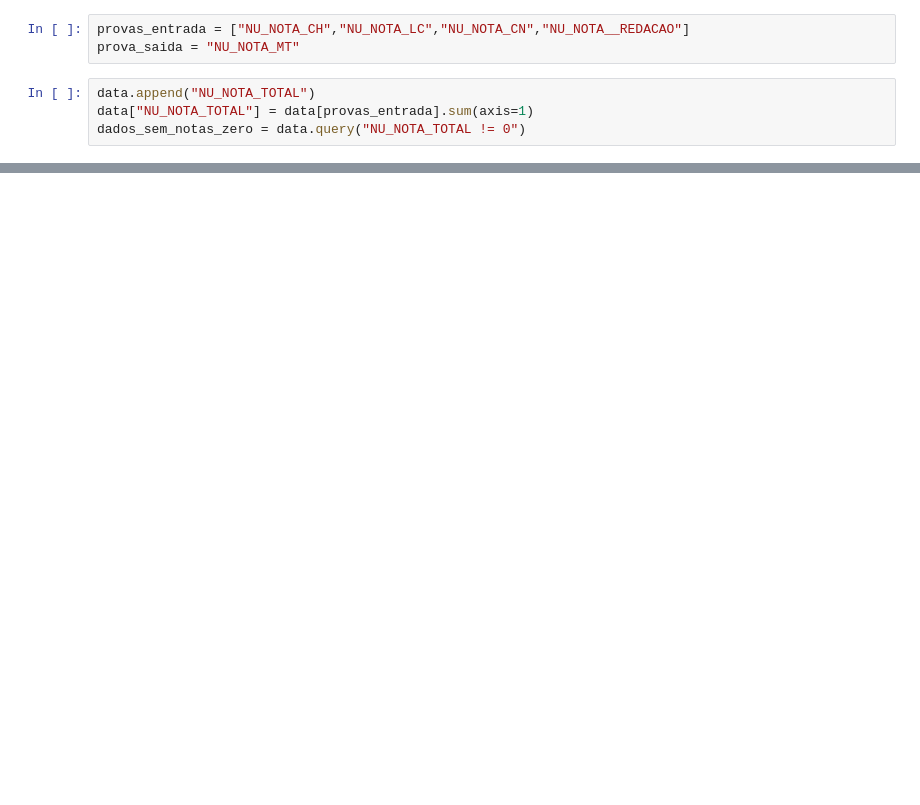
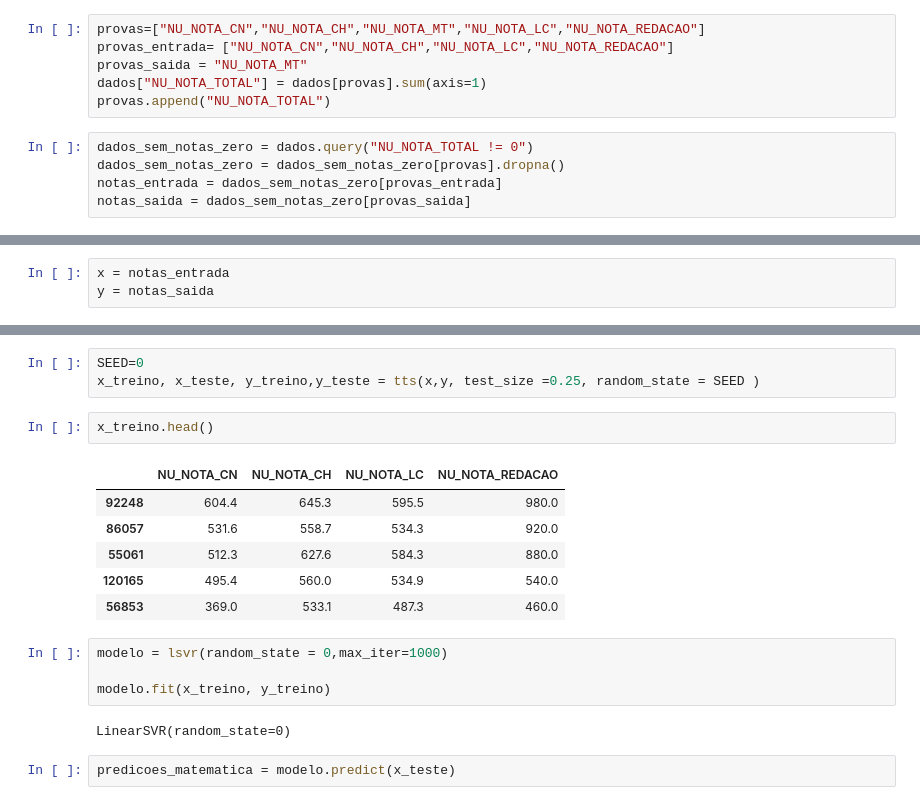
Before and after one commit to RodrigoAB93/ImersaoDadosAlura, a Jupyter notebook: Aula 04.ipynb, the cells around one changed output, grey strips where cells are left out. Saved outputs shown, nothing was run; the diff lists cells and outputs as text; blank space fills up the shorter version.

```diff
--- a/Aula 04.ipynb
+++ b/Aula 04.ipynb
@@ -8,7 +10,11 @@ data = pd.read_csv(source)
 # %%
-provas_entrada = ["NU_NOTA_CH","NU_NOTA_LC","NU_NOTA_CN","NU_NOTA__REDACAO"]
-prova_saida = "NU_NOTA_MT"
+provas=["NU_NOTA_CN","NU_NOTA_CH","NU_NOTA_MT","NU_NOTA_LC","NU_NOTA_REDACAO"]
+provas_entrada= ["NU_NOTA_CN","NU_NOTA_CH","NU_NOTA_LC","NU_NOTA_REDACAO"]
+provas_saida = "NU_NOTA_MT"
+dados["NU_NOTA_TOTAL"] = dados[provas].sum(axis=1)
+provas.append("NU_NOTA_TOTAL")
 # %%
-data.append("NU_NOTA_TOTAL")
-data["NU_NOTA_TOTAL"] = data[provas_entrada].sum(axis=1)
-dados_sem_notas_zero = data.query("NU_NOTA_TOTAL != 0")
+dados_sem_notas_zero = dados.query("NU_NOTA_TOTAL != 0")
+dados_sem_notas_zero = dados_sem_notas_zero[provas].dropna()
+notas_entrada = dados_sem_notas_zero[provas_entrada]
+notas_saida = dados_sem_notas_zero[provas_saida]
@@ -16,0 +21,3 @@ TypeError: cannot concatenate object of type '<class 'str'>'; only Series and Da
+# %%
+x = notas_entrada
+y = notas_saida
@@ -16,0 +44,20 @@ TypeError: cannot concatenate object of type '<class 'str'>'; only Series and Da
+# %%
+SEED=0
+x_treino, x_teste, y_treino,y_teste = tts(x,y, test_size =0.25, random_state = SEED )
+# %%
+x_treino.head()
+# %% [output]
+|  | NU_NOTA_CN | NU_NOTA_CH | NU_NOTA_LC | NU_NOTA_REDACAO |
+| 92248 | 604.4 | 645.3 | 595.5 | 980.0 |
+| 86057 | 531.6 | 558.7 | 534.3 | 920.0 |
+| 55061 | 512.3 | 627.6 | 584.3 | 880.0 |
+| 120165 | 495.4 | 560.0 | 534.9 | 540.0 |
+| 56853 | 369.0 | 533.1 | 487.3 | 460.0 |
+# %%
+modelo = lsvr(random_state = 0,max_iter=1000)
+
+modelo.fit(x_treino, y_treino)
+# %% [output]
+LinearSVR(random_state=0)
+# %%
+predicoes_matematica = modelo.predict(x_teste)
```
Also changed, not shown: parts of 6 cells of this notebook, 1 other file.
